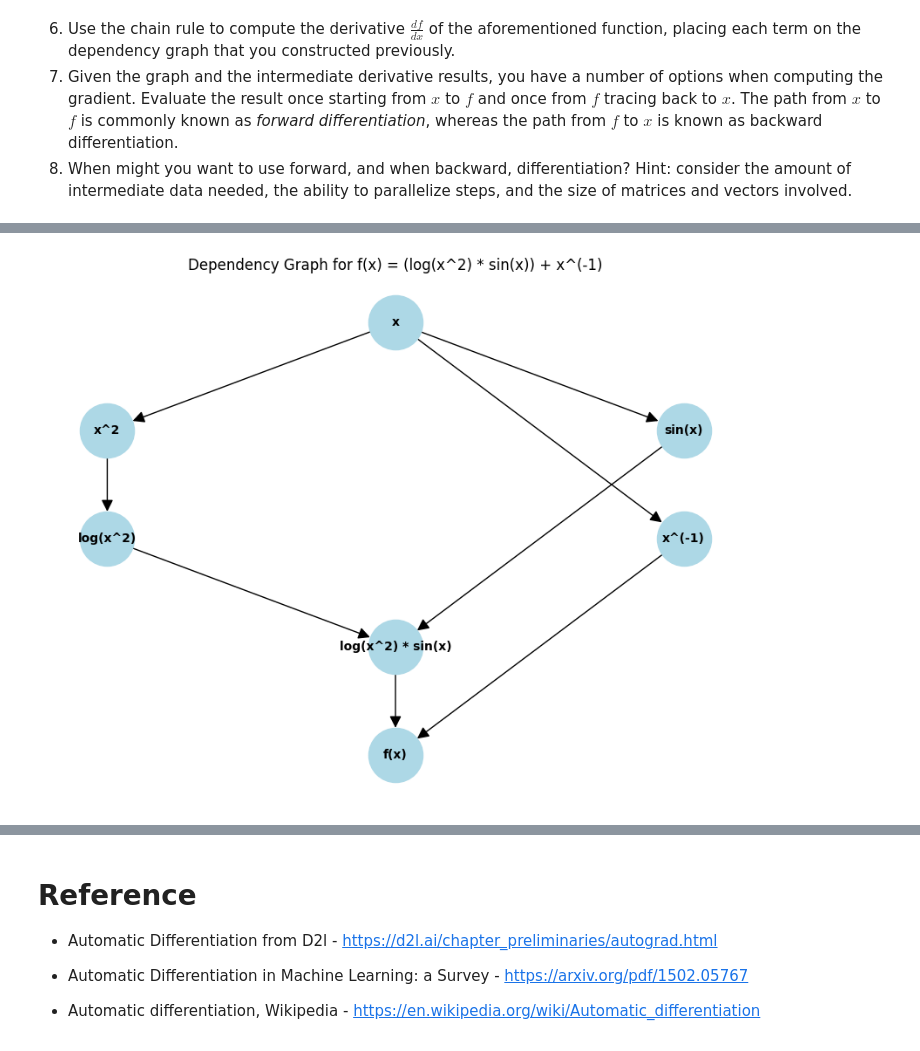
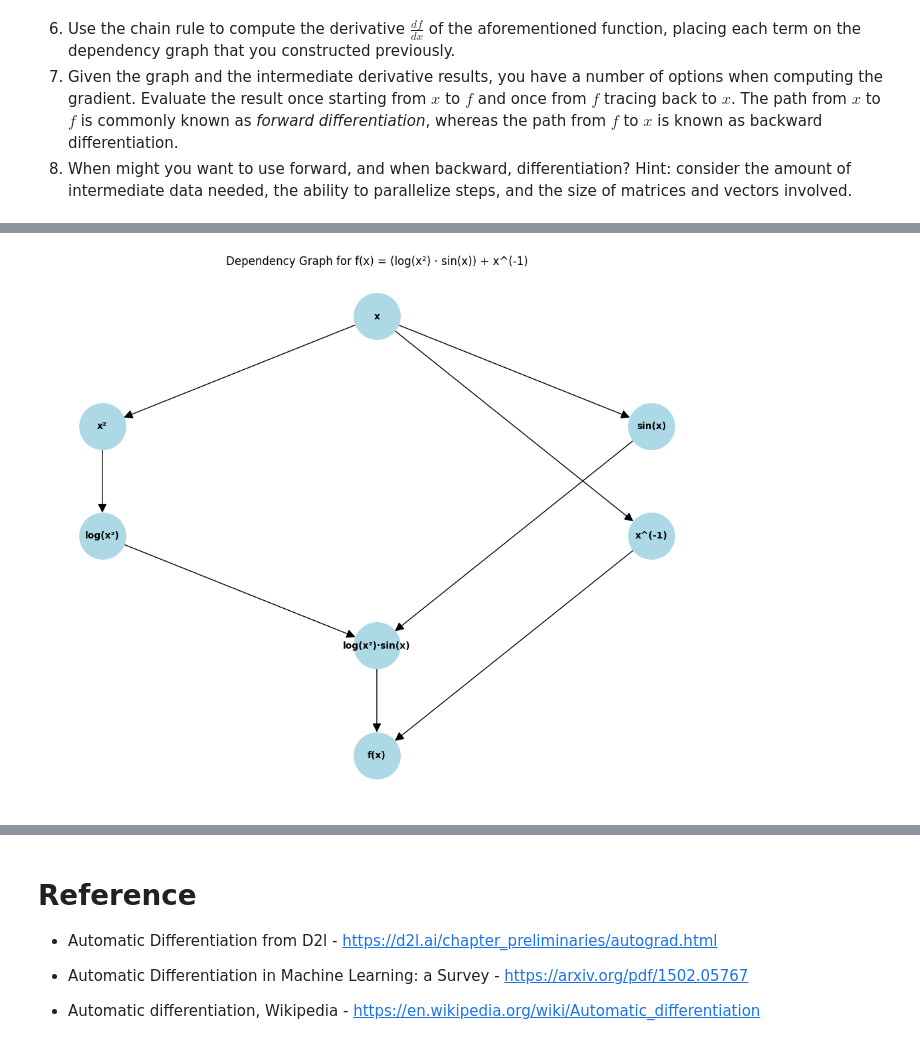
Before and after one commit to newfrogg/Automatic-Differentiation, a Jupyter notebook: autodiff.ipynb, the cells around one changed output, grey strips where cells are left out. Cells and saved outputs as stored; diff of their text form; code cells hidden in the pictures.

```diff
--- a/autodiff.ipynb
+++ b/autodiff.ipynb
@@ -1326,7 +1315,4 @@ Requirement already satisfied: six>=1.5 in /usr/local/lib/python3.11/dist-packag
 # %%
-# Install required libraries (run in terminal or notebook if not installed)
-# !pip install networkx matplotlib
-
 import networkx as nx
 import matplotlib.pyplot as plt
 
@@ -1336,53 +1322,55 @@ G = nx.DiGraph()
 # Add nodes (representing variables or operations)
 nodes = [
     "x",
-    "x^2",
-    "log(x^2)",
+    "x²",
+    "log(x²)",
     "sin(x)",
-    "log(x^2) * sin(x)",
+    "log(x²)·sin(x)",
     "x^(-1)",
     "f(x)"
 ]
 G.add_nodes_from(nodes)
 
 # Add edges (representing dependencies)
 edges = [
-    ("x", "x^2"),
-    ("x^2", "log(x^2)"),
+    ("x", "x²"),
+    ("x²", "log(x²)"),
     ("x", "sin(x)"),
-    ("log(x^2)", "log(x^2) * sin(x)"),
-    ("sin(x)", "log(x^2) * sin(x)"),
+    ("log(x²)", "log(x²)·sin(x)"),
+    ("sin(x)", "log(x²)·sin(x)"),
     ("x", "x^(-1)"),
-    ("log(x^2) * sin(x)", "f(x)"),
+    ("log(x²)·sin(x)", "f(x)"),
     ("x^(-1)", "f(x)")
 ]
 G.add_edges_from(edges)
 
 # Define node positions using a hierarchical layout
 pos = {
-    "x": (0, 4),
-    "x^2": (-1, 3),
-    "sin(x)": (1, 3),
-    "log(x^2)": (-1, 2),
-    "x^(-1)": (1, 2),
-    "log(x^2) * sin(x)": (0, 1),
-    "f(x)": (0, 0)
+    "x": (0, 7),
+    "x²": (-1.5, 6),
+    "log(x²)": (-1.5, 5),
+    "sin(x)": (1.5, 6),
+    "x^(-1)": (1.5, 5),
+    "log(x²)·sin(x)": (0, 4),
+    "f(x)": (0, 3)
 }
 
 # Draw the graph
-plt.figure(figsize=(8, 6))
+plt.figure(figsize=(10, 8))
 nx.draw(
     G,
     pos,
     with_labels=True,
     node_color="lightblue",
-    node_size=2000,
+    node_size=2500,
     font_size=10,
     font_weight="bold",
     arrowsize=20
 )
-plt.title("Dependency Graph for f(x) = (log(x^2) * sin(x)) + x^(-1)", fontsize=12)
+
+plt.title("Dependency Graph for f(x) = (log(x²) · sin(x)) + x^(-1)", fontsize=12)
+plt.tight_layout()
 plt.show()
 # %% [output]
-[figure, old version]
+[figure, new version]
 # %% [markdown]
```
Also changed, not shown: parts of 9 cells of this notebook, 1 other file.
